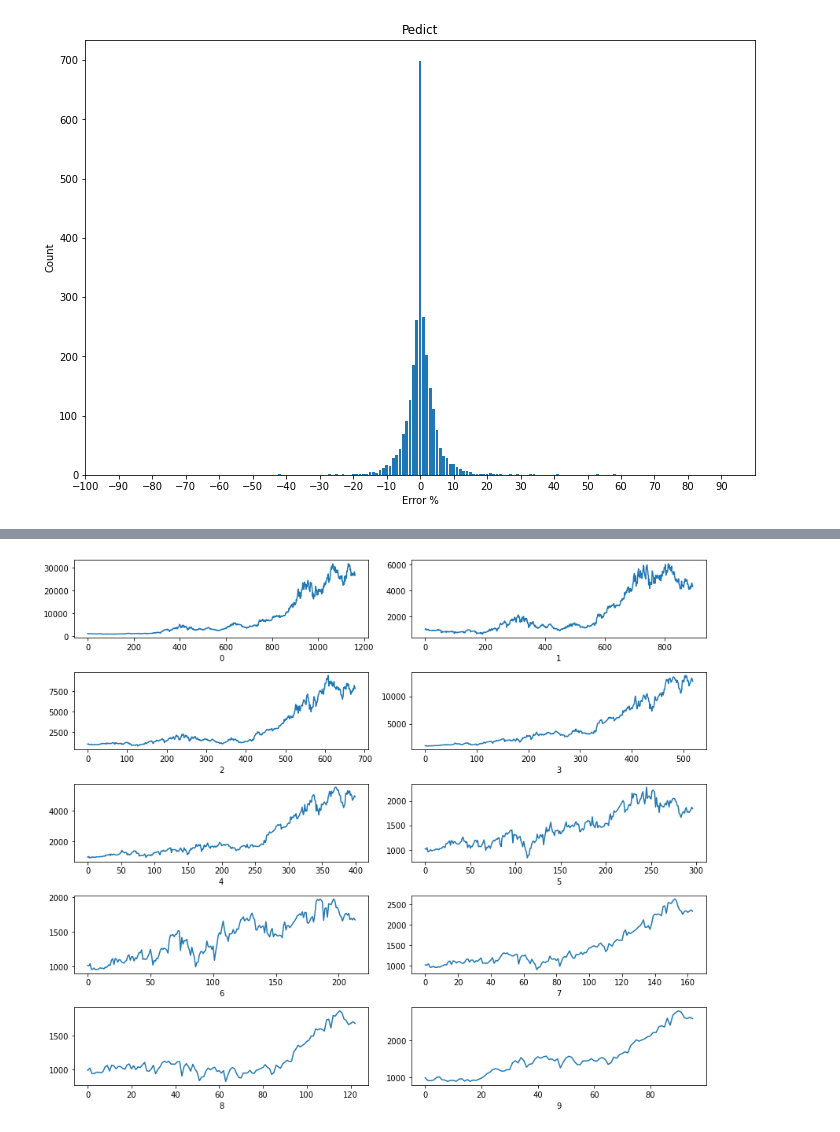
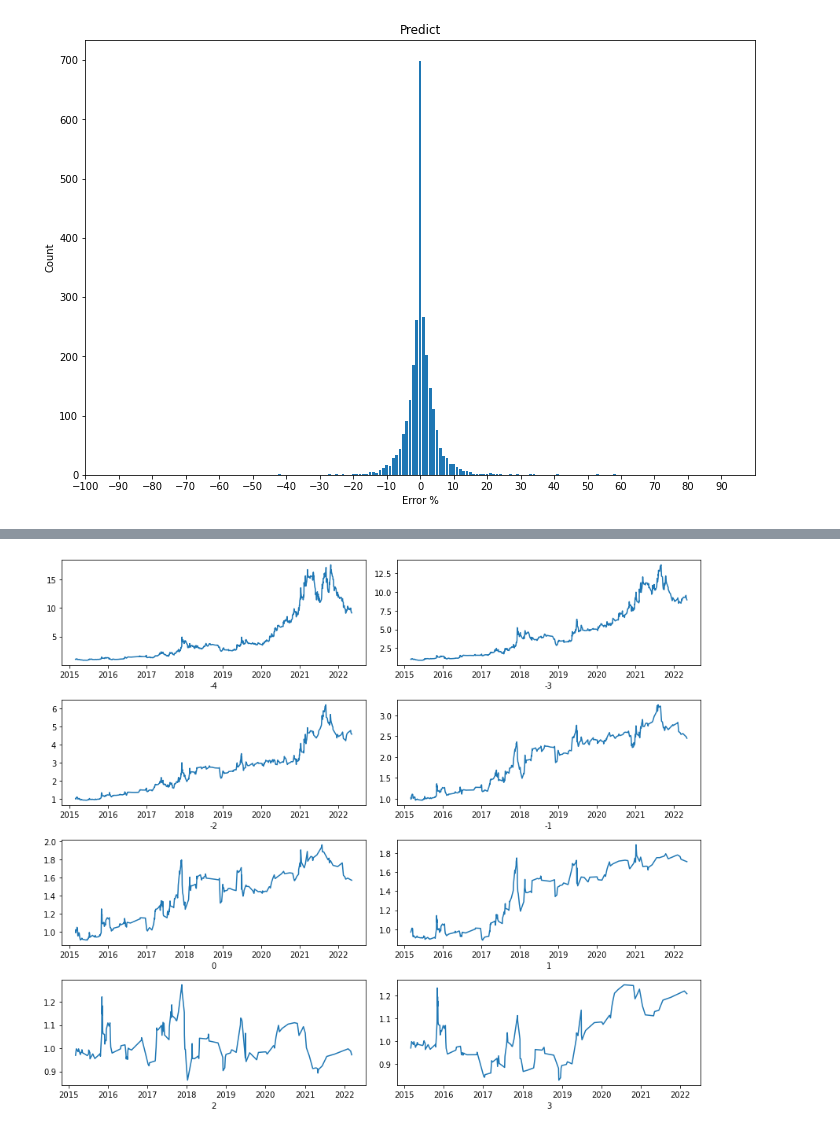
Before and after one commit to Think-JIn99/All-about-Market, a Jupyter notebook: trading/Jeong/machine_trade/model/model_test copy.ipynb, the cells around one changed output, grey strips where cells are left out. Cells and saved outputs as stored; diff of their text form; code cells hidden in the pictures.

```diff
--- a/trading/Jeong/machine_trade/model/model_test copy.ipynb
+++ b/trading/Jeong/machine_trade/model/model_test copy.ipynb
@@ -46,6 +47,6 @@ X
 | 2022-05-07 | 35.278 | -1338.842 | 27908.839 | 12.998 | 60.490 | -1.495 | -243.160 |
 2625 rows × 7 columns
 # %%
-lasso_only_predict = btc_lasso.predict(X)
-ridge_only_predict = btc_ridge.predict(X)
+lasso_only_predict = pd.Series(btc_lasso.predict(X), index=y.index)
+ridge_only_predict = pd.Series(btc_ridge.predict(X), index=y.index)
 # %%
@@ -74,8 +75,8 @@ plot_bar(df['Pct'].astype(int), name="Target")
 # %% [output]
 [figure]
 # %%
-pred_pct = pd.Series(lasso_only_predict, index= X.index).pct_change().dropna() * 100
-plot_bar(pred_pct.astype(int), name="Pedict")
+pred_pct = lasso_only_predict.pct_change().dropna() * 100
+plot_bar(pred_pct.astype(int), name="Predict")
 # %% [output]
 [figure]
 # %%
@@ -131,30 +149,38 @@ F1:  0.0416210295728368
 # %%
-def get_profit(pred_pct, y, thereshold, days=0): #현재로 부터 과거 몇일의 수익
-    pred_pct = pred_pct.iloc[:-1]
-    buy_point = pred_pct[pred_pct > thereshold] #예측 값이 전날의 예측 값 대비 i%이상 상승하면 매수
-    buy_value = y.loc[y.index.isin(buy_point.index)]
-    sell_point = [y.index.get_loc(i) + 1 for i in buy_value.index] #매수 다음 거래일에 바로 매도한다.
+def get_profit(y, thereshold, days=0): #현재로 부터 과거 몇일의 수익
+    buy_point = X[pred_pct.values > thereshold] #예측 값이 전날의 예측 값 대비 i%이상 상승하면 매수
+    sell_point = []
+    for i in buy_point.index:
+        index = X.index.get_loc(i) + 1        #매수 다음 거래일에 바로 매도한다.
+        if index < len(X):
+            sell_point.append(index)
+
     sell_value = y.iloc[sell_point]
 
-    profit = (sell_value.values - buy_value.values) / buy_value.values * 100
-    seed = 1000 #처음 seed
+    profit = (sell_value.values - buy_point.values) / buy_point.values
+    seed = 1 #처음 seed
     seed_record = [] #profit 저장용
+
     for p in profit[-days:]:
-        seed = seed * (1 + (p / 100))
+        seed = seed * (1 + p)
         seed_record.append(seed)
-    return seed_record
+    return pd.Series(index=sell_value.index, data=seed_record)
 # %%
-n_split = 10
+n_split = 8
+start = -4
+end = start + n_split
 rows = lambda x: x//2 if x % 2 == 0 else x//2 + 1
 fig, axes = plt.subplots(rows(n_split), 2, figsize=(12,10))
-for i in range(n_split):
-    profit = get_profit((lasso_only_predict - y) * 100 / y, y, i)
-    plt.subplot(rows(n_split), 2, i + 1)
+results = {}
+for i, v in enumerate(range(start, end), start=1):
+    profit = get_profit(y.iloc[1:], i)
+    results[v] = profit
+    plt.subplot(rows(n_split), 2, i)
     plt.plot(profit)
-    plt.xlabel(i)
+    plt.xlabel(v)
 plt.tight_layout()
 # %% [output]
-[figure, old version]
+[figure, new version]
 # %%
 buy_point = pred_pct[pred_pct > 0]
 buy_value = y[buy_point.index]
```
Also changed, not shown: parts of 21 cells of this notebook.
